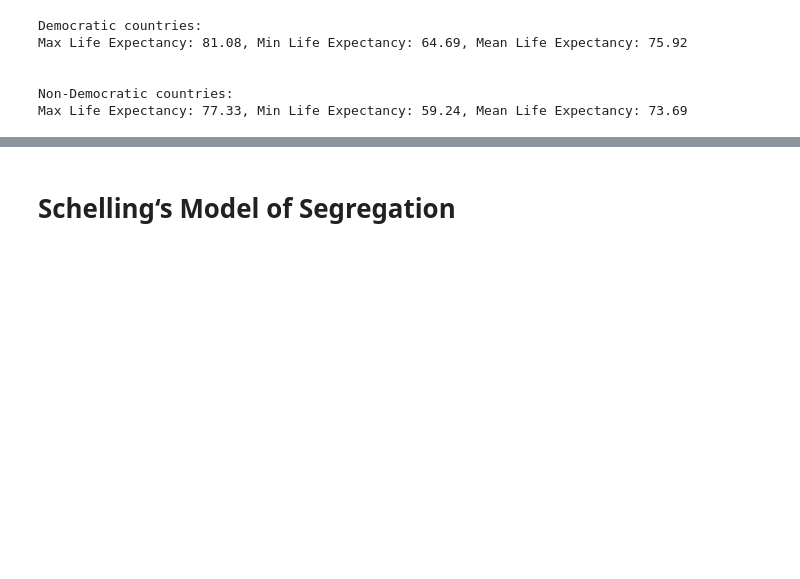
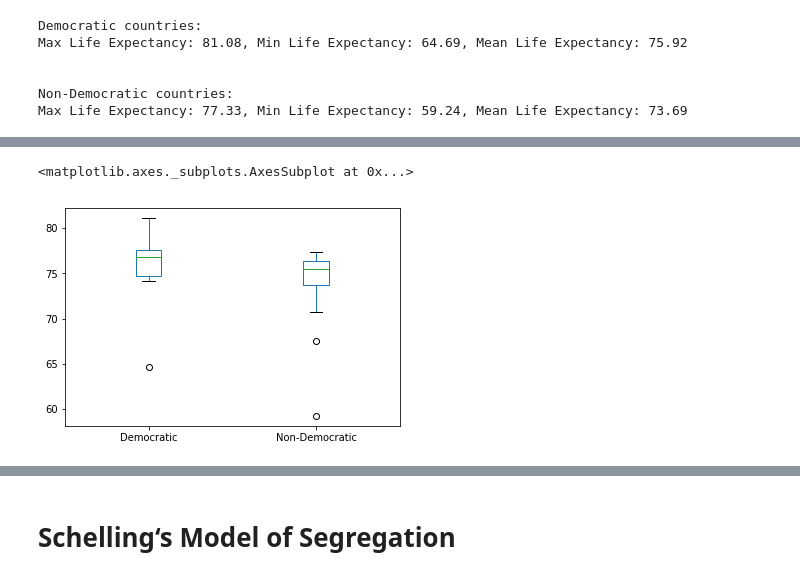
Before and after one commit to m8ins/SDS, a Jupyter notebook: home_assignment_2_tasks.ipynb, the cells around one changed output, grey strips where cells are left out. Cells and saved outputs as stored; diff of their text form; code cells hidden in the pictures; blank space fills up the shorter version.

```diff
--- a/home_assignment_2_tasks.ipynb
+++ b/home_assignment_2_tasks.ipynb
@@ -235,0 +238,8 @@ Max Life Expectancy: 77.33, Min Life Expectancy: 59.24, Mean Life Expectancy: 73
+# %%
+# For easier plotting we create a new data frame with the life expectancies
+
+df_life_exps = pd.DataFrame()
+df_life_exps['Democratic'] = life_exp_democratic
+df_life_exps['Non-Democratic'] = life_exp_non_democratic
+
+df_life_exps.describe()
@@ -235,0 +256,5 @@ Max Life Expectancy: 77.33, Min Life Expectancy: 59.24, Mean Life Expectancy: 73
+# %%
+df_life_exps.plot(kind='box')
+# %% [output]
+<matplotlib.axes._subplots.AxesSubplot at 0x...>
+[figure, added]
```
Also changed, not shown: parts of 13 cells of this notebook.
